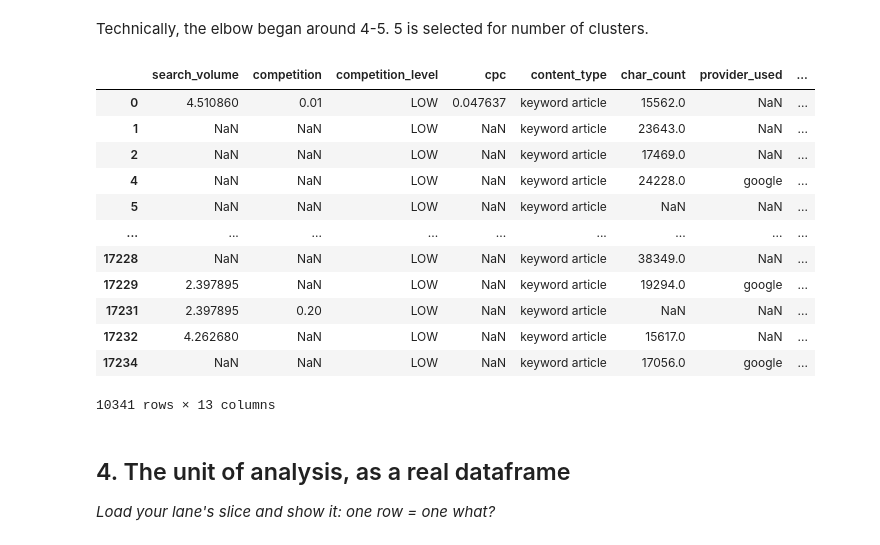
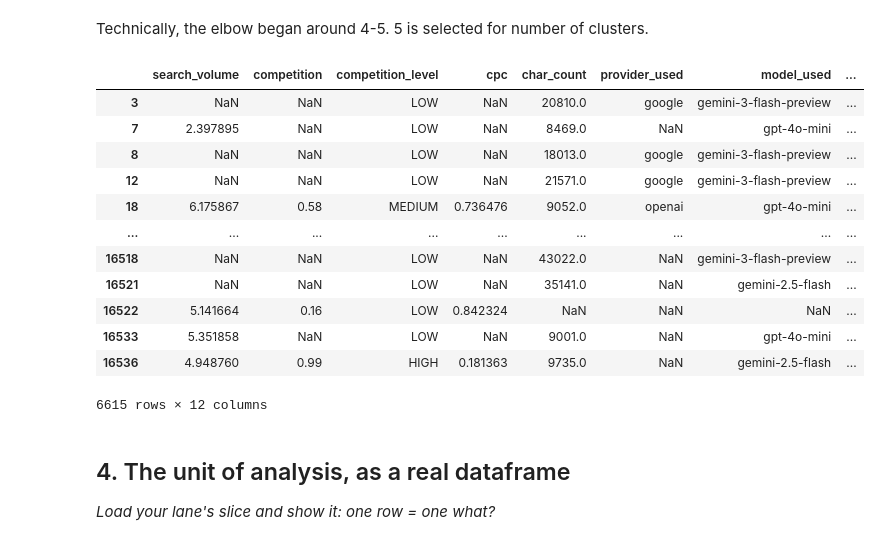
Before and after one commit to Maryam-Shile/flyrank_ml_internship, a Jupyter notebook: work/notebooks/w02_ml_task_framing.ipynb, the cells around one changed output. Saved outputs shown, nothing was run; the diff lists cells and outputs as text; code cells hidden in the pictures.

```diff
--- a/work/notebooks/w02_ml_task_framing.ipynb
+++ b/work/notebooks/w02_ml_task_framing.ipynb
@@ -102,7 +103,7 @@ memory usage: 2.1+ MB
 # %% [markdown]
 Dropping main_intent because this data is only for informational content, so no variations here
 # %%
-df = df.drop(columns = ['main_intent'])
+df = df.drop(columns = ['main_intent', 'content_type'])
 df.info()
 # %% [output]
 <class 'pandas.core.frame.DataFrame'>
@@ -416,7 +411,7 @@ Next we will try to use the raw performance score in a regression task. Would we
 # %%
 y = df['performance_score'].copy()
 # %%
-cat_cols = ['competition_level', 'content_type', 'provider_used', 'model_used']
+cat_cols = ['competition_level', 'provider_used', 'model_used']
 num_cols = ['search_volume', 'competition', 'cpc', 'char_count', 'content_age_days', 'days_since_last_update']
 
 len(cat_cols) + len(num_cols)
@@ -517,7 +512,7 @@ Index(['content_id', 'client_id', 'search_volume', 'competition',
 Select low performers using quartile logic previously explained.
 # %%
 low_cut_off = df['performance_score'].quantile(0.4)
-new_data = df[df['performance_score'] >= low_cut_off]
+new_data = df[df['performance_score'] <= low_cut_off]
 
 client_group = new_data['client_id']
 content_group = new_data['content_id']
@@ -582,27 +577,27 @@ plt.show()
 # %% [markdown]
 Technically, the elbow began around 4-5. 5 is selected for number of clusters.
 # %%
-model = KMeans(n_clusters = 5, random_state = 42)
+model = KMeans(n_clusters = 6, random_state = 42)
 model.fit(processed_data)
 labels = model.predict(processed_data)
 
 new_data['labels'] = labels
 
 new_data
 # %% [output]
-|  | search_volume | competition | competition_level | cpc | content_type | char_count | provider_used | ... |
-| 0 | 4.510860 | 0.01 | LOW | 0.047637 | keyword article | 15562.0 | NaN | ... |
-| 1 | NaN | NaN | LOW | NaN | keyword article | 23643.0 | NaN | ... |
-| 2 | NaN | NaN | LOW | NaN | keyword article | 17469.0 | NaN | ... |
-| 4 | NaN | NaN | LOW | NaN | keyword article | 24228.0 | google | ... |
-| 5 | NaN | NaN | LOW | NaN | keyword article | NaN | NaN | ... |
+|  | search_volume | competition | competition_level | cpc | char_count | provider_used | model_used | ... |
+| 3 | NaN | NaN | LOW | NaN | 20810.0 | google | gemini-3-flash-preview | ... |
+| 7 | 2.397895 | NaN | LOW | NaN | 8469.0 | NaN | gpt-4o-mini | ... |
+| 8 | NaN | NaN | LOW | NaN | 18013.0 | google | gemini-3-flash-preview | ... |
+| 12 | NaN | NaN | LOW | NaN | 21571.0 | google | gemini-3-flash-preview | ... |
+| 18 | 6.175867 | 0.58 | MEDIUM | 0.736476 | 9052.0 | openai | gpt-4o-mini | ... |
 | ... | ... | ... | ... | ... | ... | ... | ... | ... |
-| 17228 | NaN | NaN | LOW | NaN | keyword article | 38349.0 | NaN | ... |
-| 17229 | 2.397895 | NaN | LOW | NaN | keyword article | 19294.0 | google | ... |
-| 17231 | 2.397895 | 0.20 | LOW | NaN | keyword article | NaN | NaN | ... |
-| 17232 | 4.262680 | NaN | LOW | NaN | keyword article | 15617.0 | NaN | ... |
-| 17234 | NaN | NaN | LOW | NaN | keyword article | 17056.0 | google | ... |
+| 16518 | NaN | NaN | LOW | NaN | 43022.0 | NaN | gemini-3-flash-preview | ... |
+| 16521 | NaN | NaN | LOW | NaN | 35141.0 | NaN | gemini-2.5-flash | ... |
+| 16522 | 5.141664 | 0.16 | LOW | 0.842324 | NaN | NaN | NaN | ... |
+| 16533 | 5.351858 | NaN | LOW | NaN | 9001.0 | NaN | gpt-4o-mini | ... |
+| 16536 | 4.948760 | 0.99 | HIGH | 0.181363 | 9735.0 | NaN | gemini-2.5-flash | ... |
-10341 rows × 13 columns
+6615 rows × 12 columns
 # %% [markdown]
 ## 4. The unit of analysis, as a real dataframe
 
```
Also changed, not shown: parts of 29 cells of this notebook.
